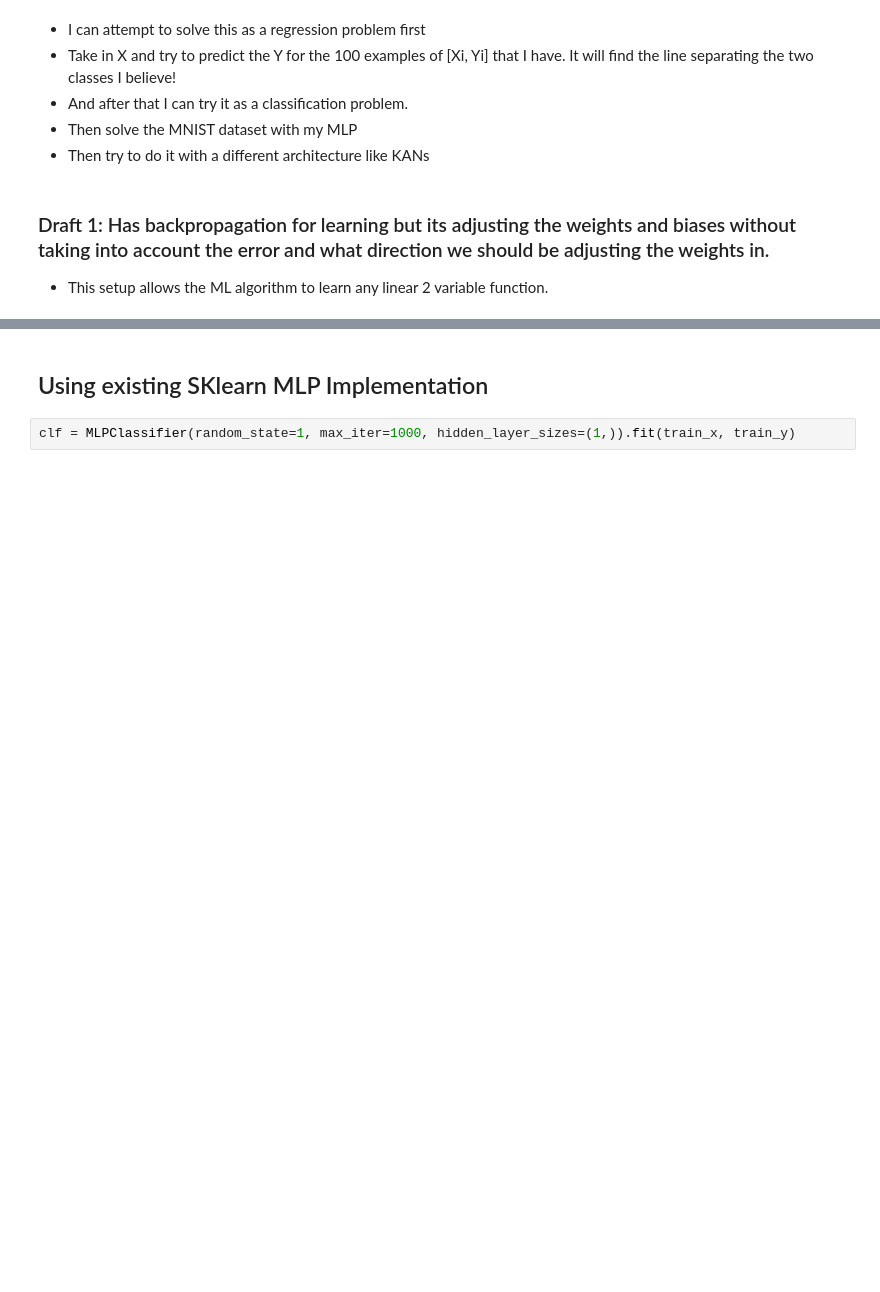
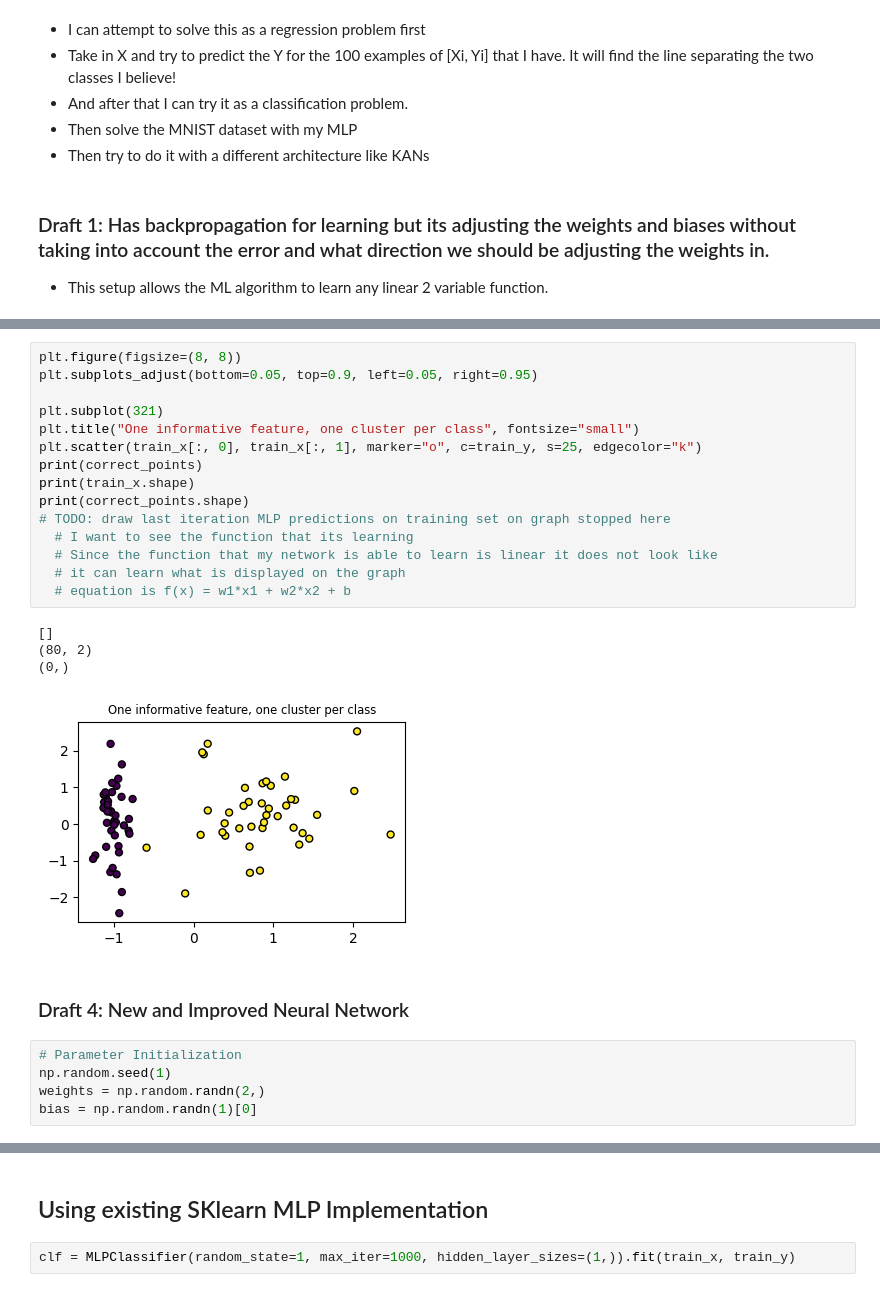
Before and after one commit to AndrewstheBuilder/FromScratch_NeuralNetworks, a Jupyter notebook: MultiLayerPerceptron_FromScratch.ipynb, the cells around one changed output, grey strips where cells are left out. Cells and saved outputs as stored; diff of their text form; blank space fills up the shorter version.

Commit message:
A linear function may not fit this problem. See about that.

```diff
--- a/MultiLayerPerceptron_FromScratch.ipynb
+++ b/MultiLayerPerceptron_FromScratch.ipynb
@@ -103 +222,28 @@ n:400 error:26750.39204183172
+# %%
+plt.figure(figsize=(8, 8))
+plt.subplots_adjust(bottom=0.05, top=0.9, left=0.05, right=0.95)
+
+plt.subplot(321)
+plt.title("One informative feature, one cluster per class", fontsize="small")
+plt.scatter(train_x[:, 0], train_x[:, 1], marker="o", c=train_y, s=25, edgecolor="k")
+print(correct_points)
+print(train_x.shape)
+print(correct_points.shape)
+# TODO: draw last iteration MLP predictions on training set on graph stopped here
+  # I want to see the function that its learning
+  # Since the function that my network is able to learn is linear it does not look like
+  # it can learn what is displayed on the graph
+  # equation is f(x) = w1*x1 + w2*x2 + b
+# %% [output]
+[]
+(80, 2)
+(0,)
+[figure, added]
+# %% [markdown]
+### Draft 4: New and Improved Neural Network
+# %%
+# Parameter Initialization
+np.random.seed(1)
+weights = np.random.randn(2,)
+bias = np.random.randn(1)[0]
 # %%
```
Also changed, not shown: parts of 11 cells of this notebook.
